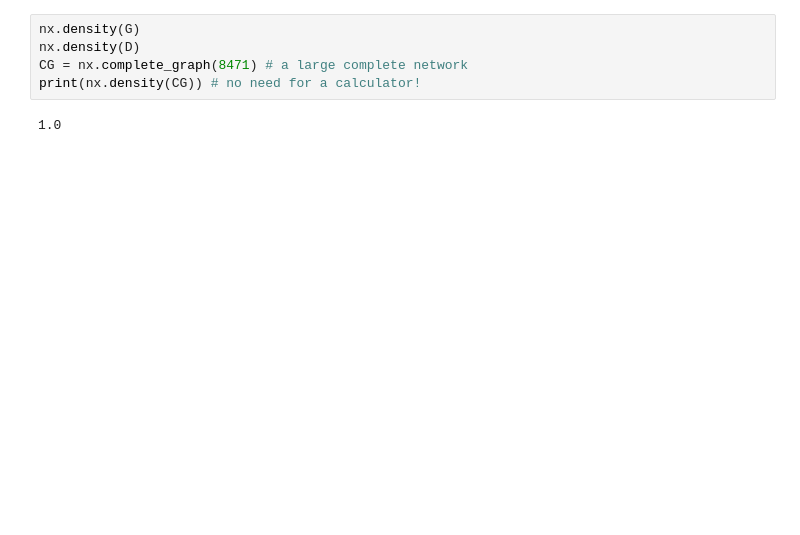
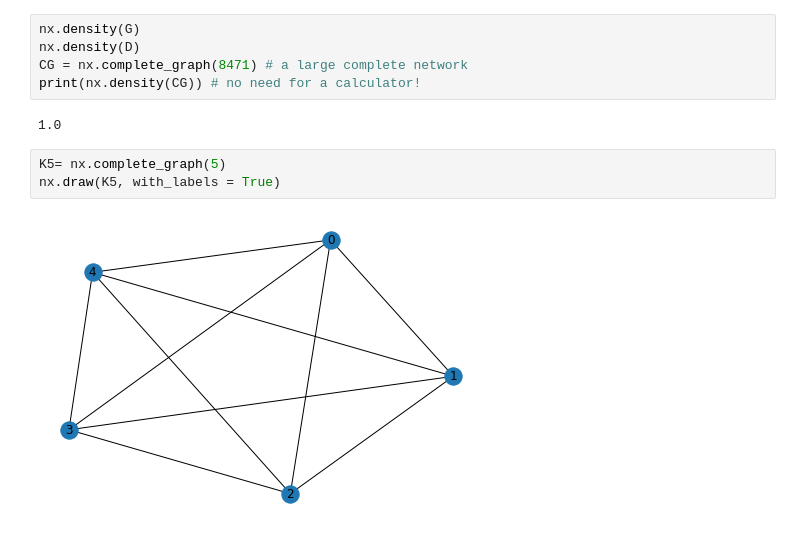
Before and after one commit to caroarriaga/FirstCourseNetworkScience, a Jupyter notebook: tutorials/Chapter 1 Tutorial.ipynb, the cells around one changed output. Saved outputs shown, nothing was run; the diff lists cells and outputs as text; blank space fills up the shorter version.

```diff
--- a/tutorials/Chapter 1 Tutorial.ipynb
+++ b/tutorials/Chapter 1 Tutorial.ipynb
@@ -451,3 +451,8 @@ CG = nx.complete_graph(8471) # a large complete network
 print(nx.density(CG)) # no need for a calculator!
 # %% [output]
 1.0
+# %%
+K5= nx.complete_graph(5)
+nx.draw(K5, with_labels = True)
+# %% [output]
+[figure, added]
```
Also changed, not shown: parts of 25 cells of this notebook, 2 other files.
